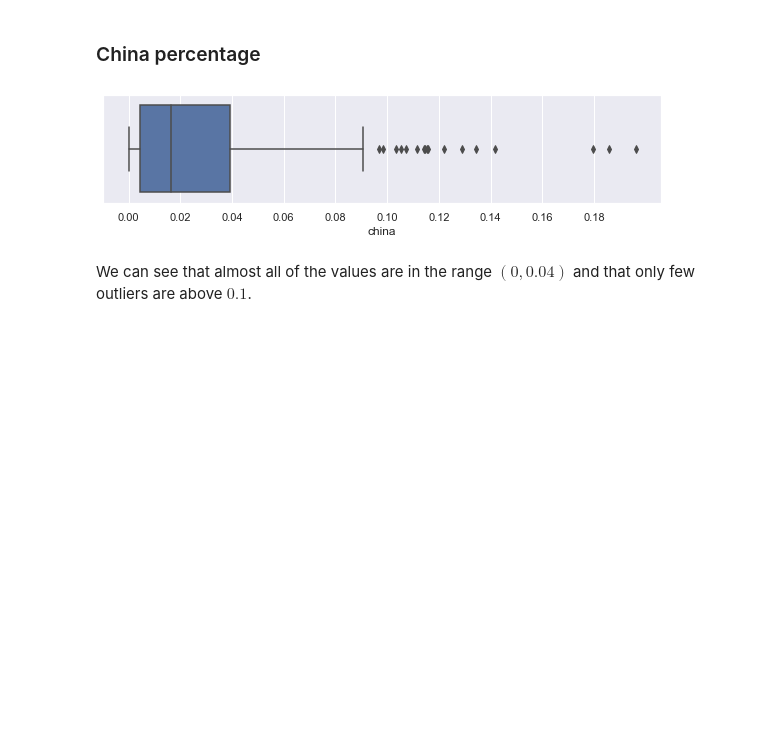
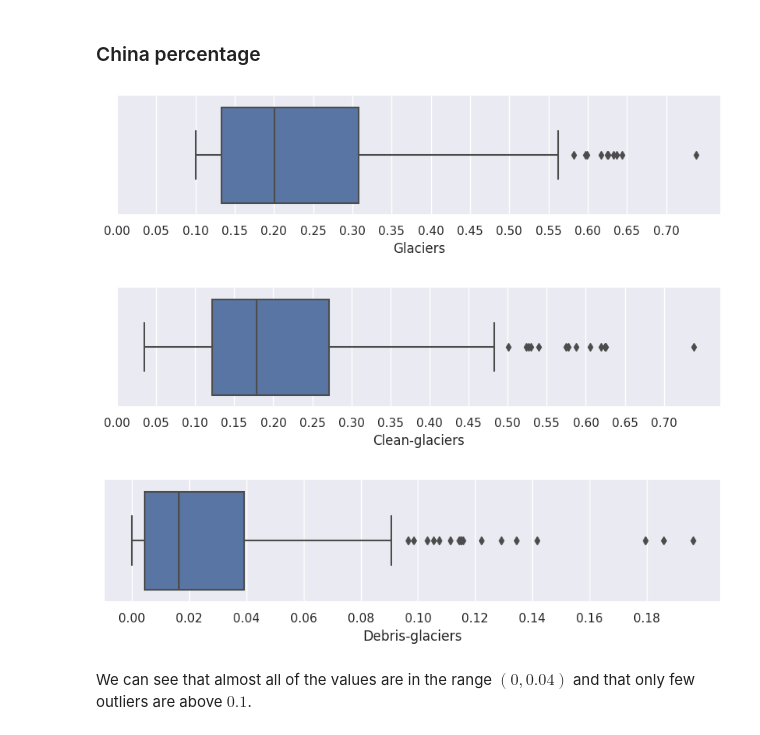
Before and after one commit to jonasbarth/fds-2022-final-project, a Jupyter notebook: preprocessing.ipynb, the cells around one changed output. Saved outputs shown, nothing was run; the diff lists cells and outputs as text; code cells hidden in the pictures; blank space fills up the shorter version.

```diff
--- a/preprocessing.ipynb
+++ b/preprocessing.ipynb
@@ -22,9 +22,9 @@ import numpy as np
 import pandas as pd
 
 metadata_file = 'og_dataset/slices.geojson'
-train_folder ='og_daset/splits/train/'
-dev_folder = 'og_dataset/splits/dev/'
-test_folder ='og_dataset/splits/test/'
+train_folder = 'og_dataset/splits/train/'
+dev_folder   = 'og_dataset/splits/dev/'
+test_folder  = 'og_dataset/splits/test/'
 # %% [markdown]
 We first import the json file, and take only the information regarding all the patches, while adding to it the center of the longitude and latitude of the patch
 # %%
@@ -74,9 +74,7 @@ metadata[files_columns] = metadata[files_columns].applymap(lambda x: x.split('/'
 metadata['src'] = metadata.img_slice.map(lambda s: s.split('_')[1])
 metadata['slice_num'] = metadata.img_slice.map(lambda s: s.split('_')[-1][:3])
 metadata.set_index(['src', 'slice_num'], inplace=True)
-metadata['mask_mean'] = metadata.mask_mean_0 + metadata.mask_mean_1
-metadata.rename(columns={'mask_mean_2':'china'}, inplace=True)
-metadata.drop(columns=['img_source', 'mask_source', 'mask_mean_0', 'mask_mean_1'], inplace=True)
+metadata.drop(columns=['img_source', 'mask_source'], inplace=True)
 
 metadata.head()
 # %% [output]
@@ -153,15 +151,28 @@ We now want to get some informations out of the JSONs we just worked with
 # %%
 import seaborn as sns
 import matplotlib.pyplot as plt
 %matplotlib inline
 sns.set_style('whitegrid')
 sns.set(rc={"figure.figsize":(10, 2)})
 
-sns.boxplot(data=train_data, x='china')
-plt.xticks(np.arange(0,train_data.china.max(), .02))
+sns.boxplot(data=train_data, x='mask_mean_0')
+plt.xticks(np.arange(0,train_data.mask_mean_0.max(), .05))
+plt.xlabel('Glaciers')
 plt.show()
+
+sns.boxplot(data=train_data, x='mask_mean_1')
+plt.xticks(np.arange(0,train_data.mask_mean_1.max(), .05))
+plt.xlabel('Clean-glaciers')
+plt.show()
+
+sns.boxplot(data=train_data, x='mask_mean_2')
+plt.xticks(np.arange(0,train_data.mask_mean_2.max(), .02))
+plt.xlabel('Debris-glaciers')
+plt.show()
 # %% [output]
-[figure, old version]
+[figure, new version]
+[figure, added]
+[figure, added]
 # %% [markdown]
 We can see that almost all of the values are in the range $(0, 0.04)$ and that only few outliers are above $0.1$.
 # %% [markdown]
```
Also changed, not shown: parts of 16 cells of this notebook.
